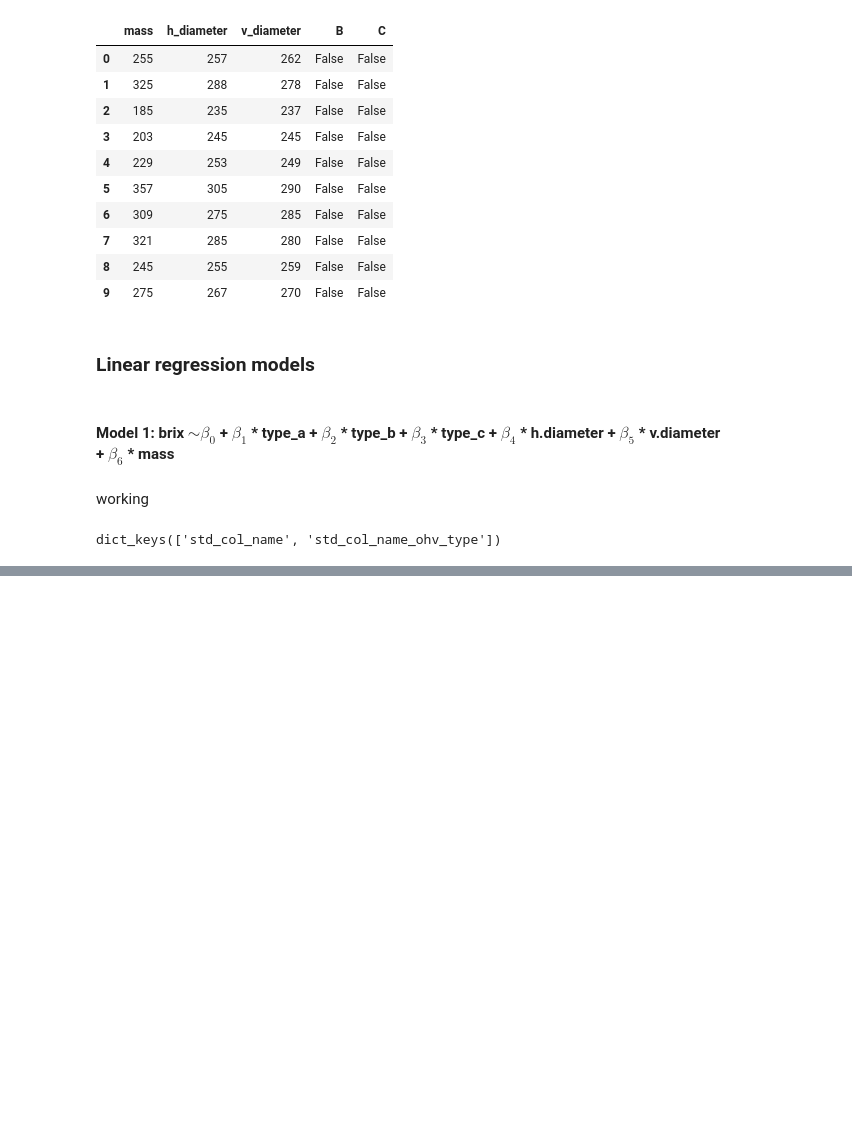
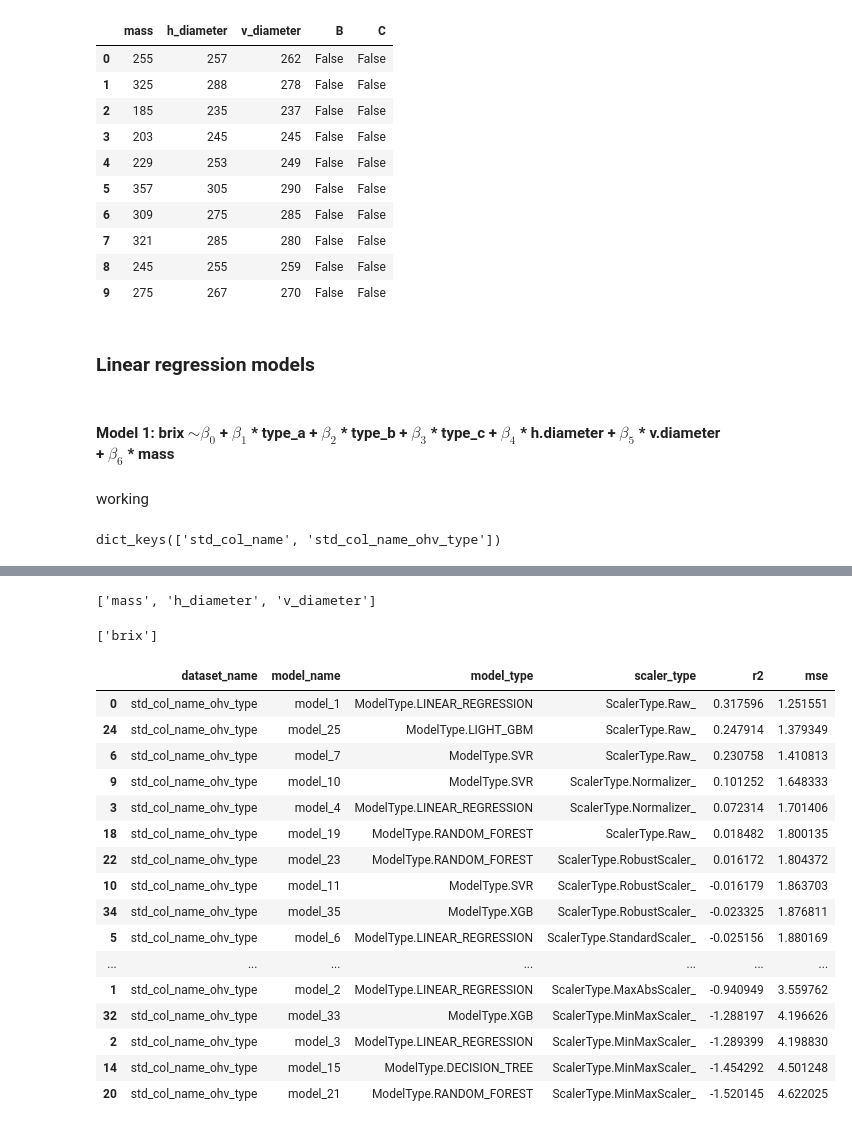
Before and after one commit to DucTrung1802/DS, a Jupyter notebook: Orange/orange.ipynb, the cells around one changed output, grey strips where cells are left out. Saved outputs shown, nothing was run; the diff lists cells and outputs as text; code cells hidden in the pictures; blank space fills up the shorter version.

```diff
--- a/Orange/orange.ipynb
+++ b/Orange/orange.ipynb
@@ -869,0 +927,45 @@ result_frame.save_result("result.xlsx")
+# %%
+x_cols_no_type
+# %% [output]
+['mass', 'h_diameter', 'v_diameter']
+# %%
+y_cols
+# %% [output]
+['brix']
+# %%
+model_count = 1
+
+for dataset_name in std_dataset_names:
+    for model_type in ModelType:
+        for scaler_type in ScalerType:
+            model = Model(
+                model_type=model_type,
+                name="model_" + str(model_count),
+                x_cols=x_cols_no_type,
+                y_cols=y_cols,
+                dataset=list_dataset[dataset_name],
+                scaler_type=scaler_type,
+            )
+
+            result_frame.add_result(model.evaluate())
+            model_count += 1
+
+result_frame.display_result()
+# %% [output]
+|  | dataset_name | model_name | model_type | scaler_type | r2 | mse |
+| 0 | std_col_name_ohv_type | model_1 | ModelType.LINEAR_REGRESSION | ScalerType.Raw_ | 0.317596 | 1.251551 |
+| 24 | std_col_name_ohv_type | model_25 | ModelType.LIGHT_GBM | ScalerType.Raw_ | 0.247914 | 1.379349 |
+| 6 | std_col_name_ohv_type | model_7 | ModelType.SVR | ScalerType.Raw_ | 0.230758 | 1.410813 |
+| 9 | std_col_name_ohv_type | model_10 | ModelType.SVR | ScalerType.Normalizer_ | 0.101252 | 1.648333 |
+| 3 | std_col_name_ohv_type | model_4 | ModelType.LINEAR_REGRESSION | ScalerType.Normalizer_ | 0.072314 | 1.701406 |
+| 18 | std_col_name_ohv_type | model_19 | ModelType.RANDOM_FOREST | ScalerType.Raw_ | 0.018482 | 1.800135 |
+| 22 | std_col_name_ohv_type | model_23 | ModelType.RANDOM_FOREST | ScalerType.RobustScaler_ | 0.016172 | 1.804372 |
+| 10 | std_col_name_ohv_type | model_11 | ModelType.SVR | ScalerType.RobustScaler_ | -0.016179 | 1.863703 |
+| 34 | std_col_name_ohv_type | model_35 | ModelType.XGB | ScalerType.RobustScaler_ | -0.023325 | 1.876811 |
+| 5 | std_col_name_ohv_type | model_6 | ModelType.LINEAR_REGRESSION | ScalerType.StandardScaler_ | -0.025156 | 1.880169 |
+| ... | ... | ... | ... | ... | ... | ... |
+| 1 | std_col_name_ohv_type | model_2 | ModelType.LINEAR_REGRESSION | ScalerType.MaxAbsScaler_ | -0.940949 | 3.559762 |
+| 32 | std_col_name_ohv_type | model_33 | ModelType.XGB | ScalerType.MinMaxScaler_ | -1.288197 | 4.196626 |
+| 2 | std_col_name_ohv_type | model_3 | ModelType.LINEAR_REGRESSION | ScalerType.MinMaxScaler_ | -1.289399 | 4.198830 |
+| 14 | std_col_name_ohv_type | model_15 | ModelType.DECISION_TREE | ScalerType.MinMaxScaler_ | -1.454292 | 4.501248 |
+| 20 | std_col_name_ohv_type | model_21 | ModelType.RANDOM_FOREST | ScalerType.MinMaxScaler_ | -1.520145 | 4.622025 |
```
Also changed, not shown: parts of 10 cells of this notebook.
